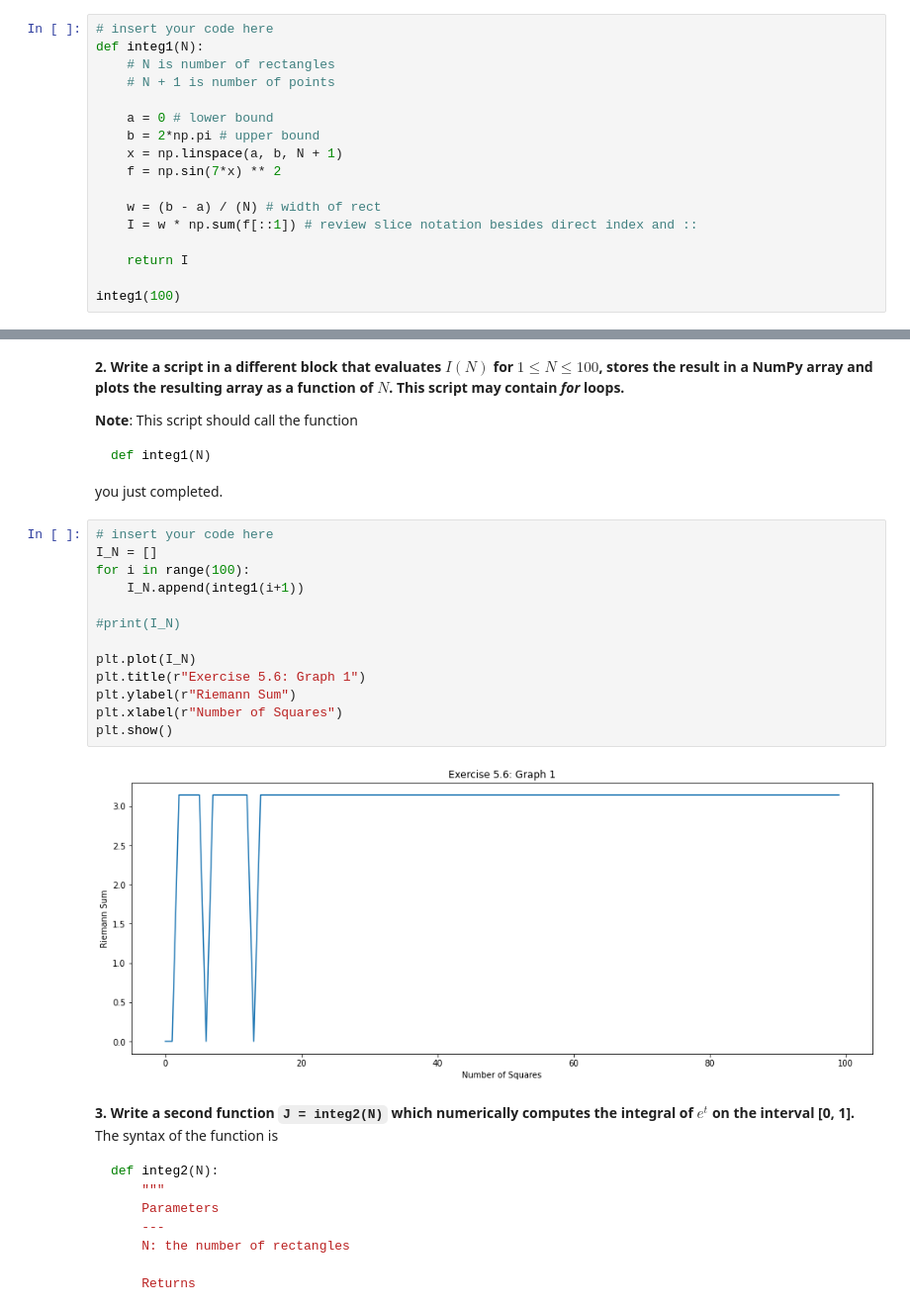
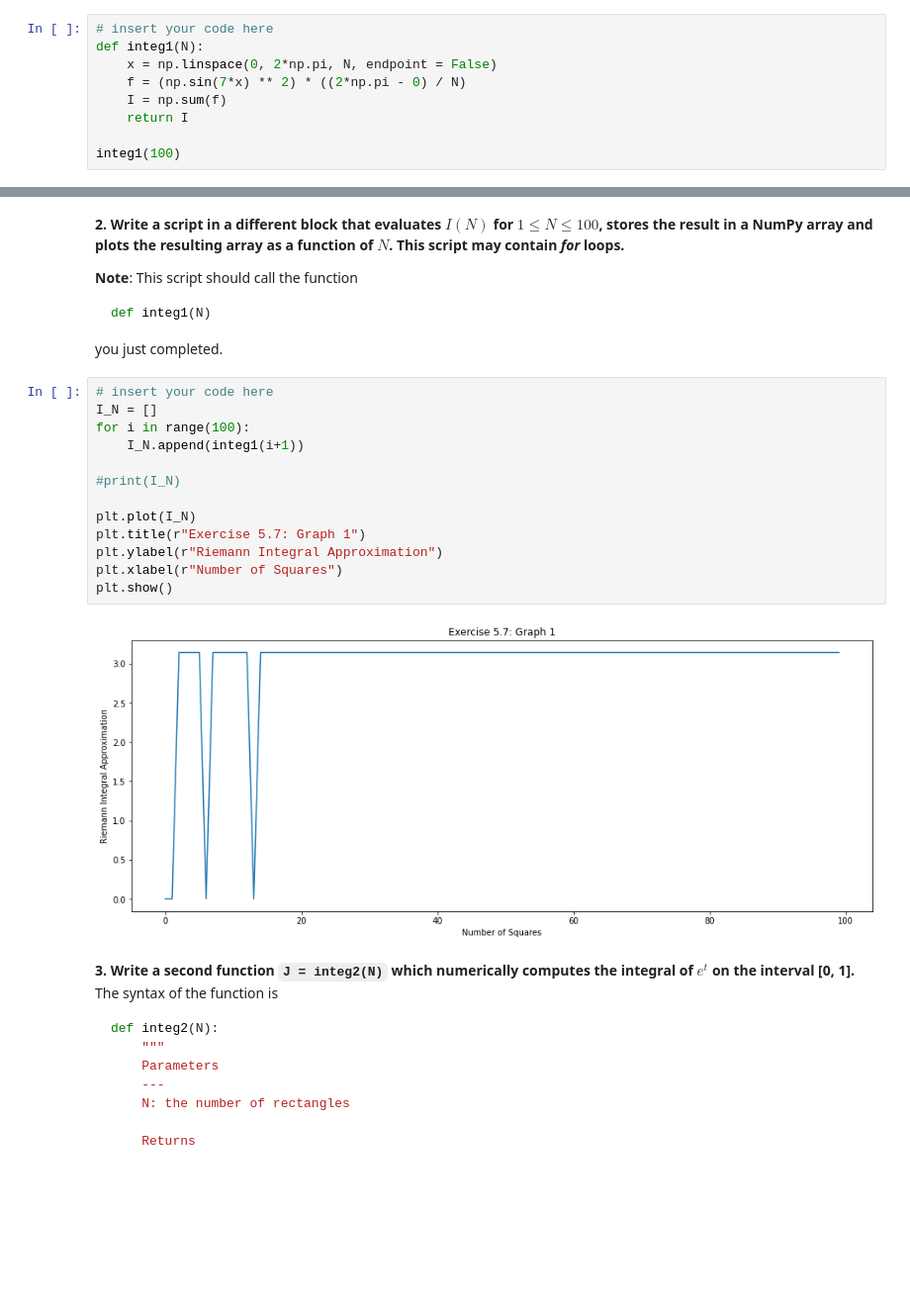
Before and after one commit to cdavin2/dsp_lab01, a Jupyter notebook: lab01_final_report.ipynb, the cells around one changed output, grey strips where cells are left out. Shown at 99% size. Drawn from its saved outputs; the diff is of its cells as text; blank space fills up the shorter version.

```diff
--- a/lab01_final_report.ipynb
+++ b/lab01_final_report.ipynb
@@ -490,17 +490,9 @@ def integ1(N):
 # %%
 # insert your code here
 def integ1(N):
-    # N is number of rectangles
-    # N + 1 is number of points
-
-    a = 0 # lower bound
-    b = 2*np.pi # upper bound
-    x = np.linspace(a, b, N + 1)
-    f = np.sin(7*x) ** 2
-
-    w = (b - a) / (N) # width of rect
-    I = w * np.sum(f[::1]) # review slice notation besides direct index and ::
-
+    x = np.linspace(0, 2*np.pi, N, endpoint = False)
+    f = (np.sin(7*x) ** 2) * ((2*np.pi - 0) / N)
+    I = np.sum(f)
     return I
 
 integ1(100)
@@ -517,18 +509,18 @@ you just completed.
 # %%
 # insert your code here
 I_N = []
 for i in range(100):
     I_N.append(integ1(i+1))
 
 #print(I_N)
 
 plt.plot(I_N)
-plt.title(r"Exercise 5.6: Graph 1")
-plt.ylabel(r"Riemann Sum")
+plt.title(r"Exercise 5.7: Graph 1")
+plt.ylabel(r"Riemann Integral Approximation")
 plt.xlabel(r"Number of Squares")
 plt.show()
 # %% [output]
-[figure, old version]
+[figure, new version]
 # %% [markdown]
 **3. Write a second function `J = integ2(N)` which numerically computes the integral of $e^t$ on the interval [0, 1].** The syntax of the function is
 
```
Also changed, not shown: parts of 29 cells of this notebook.
